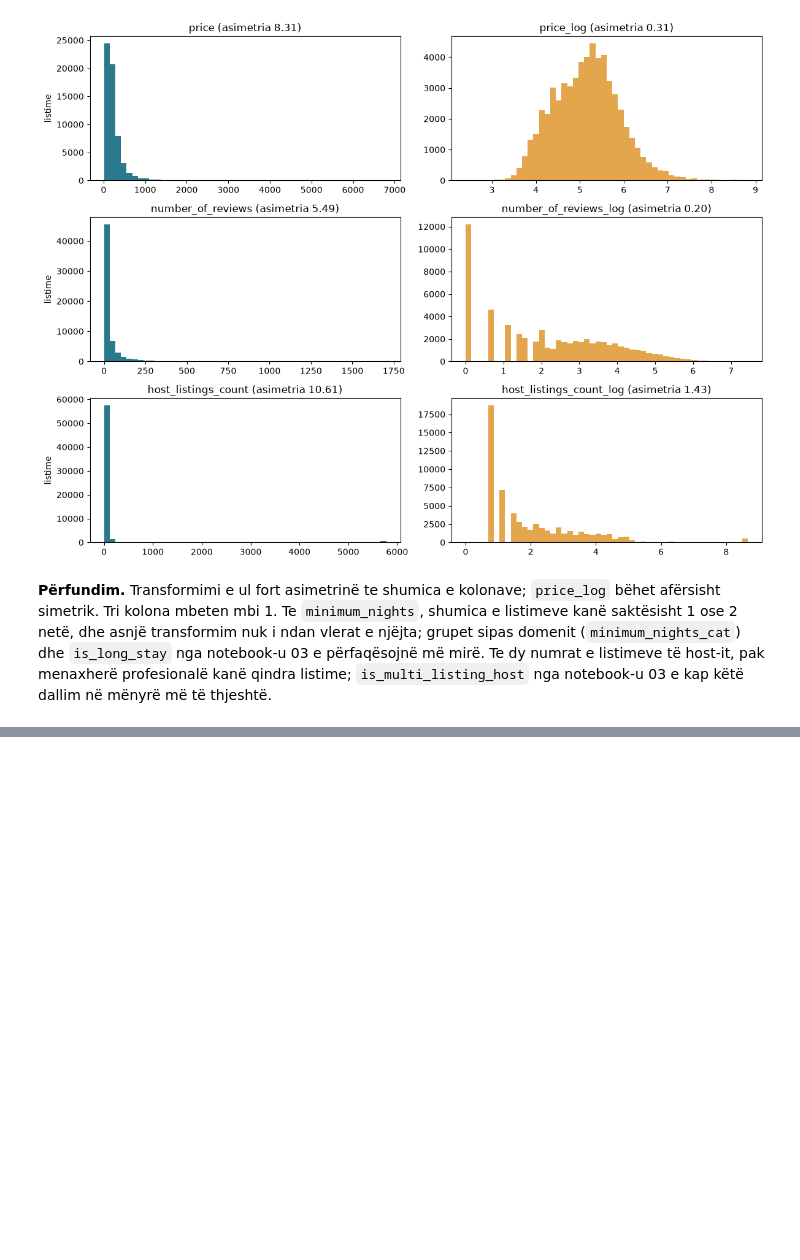
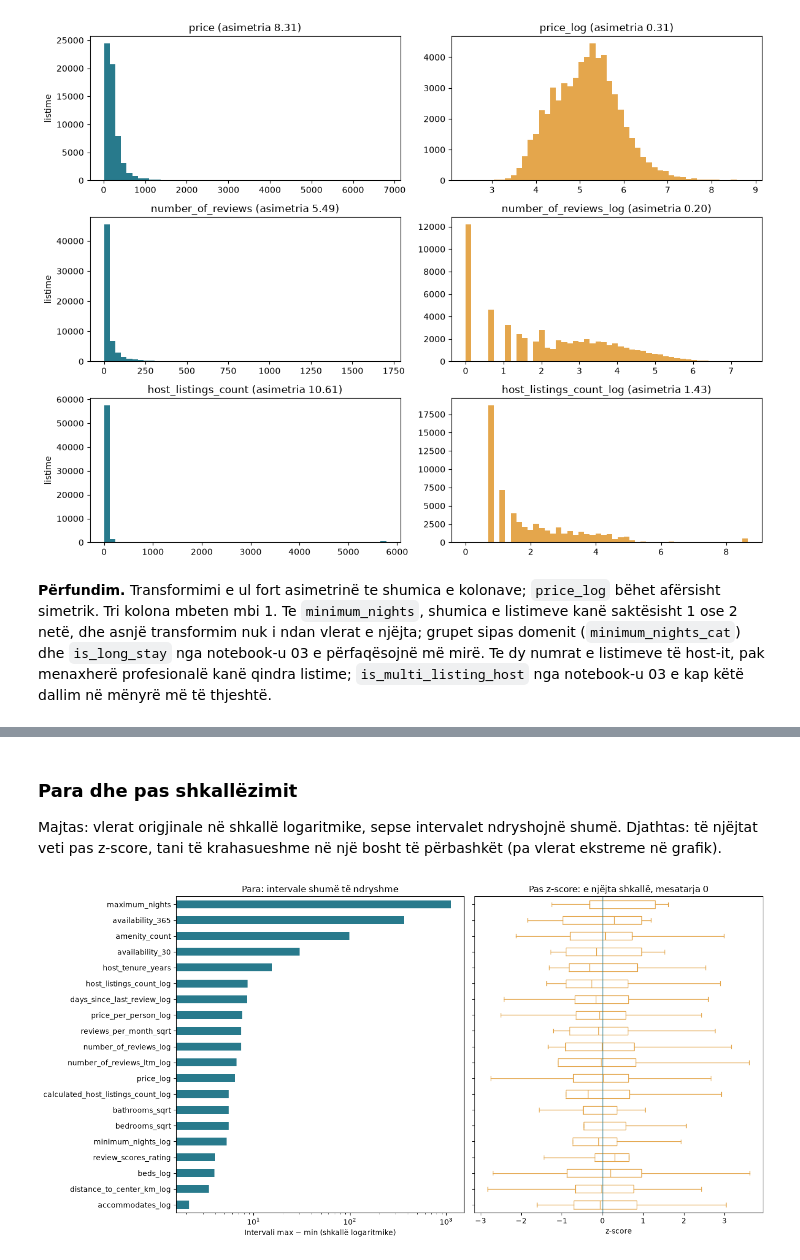
Before and after one commit to yllkeberisha/pvdh_group_10, a Jupyter notebook: notebooks/04_transformimi_dhe_reduktimi.ipynb, the cells around one changed output, grey strips where cells are left out. Cells and saved outputs as stored; diff of their text form; code cells hidden in the pictures; blank space fills up the shorter version.

Commit message:
Add min-max and z-score scaling to notebook 04

```diff
--- a/notebooks/04_transformimi_dhe_reduktimi.ipynb
+++ b/notebooks/04_transformimi_dhe_reduktimi.ipynb
@@ -162,0 +174,20 @@ plt.show()
+# %%
+transformed_name = transform_table["kolona e re"].to_dict()
+SCALE_FEATURES = [transformed_name.get(col, col) for col in NUMERIC_FEATURES]
+values = df[SCALE_FEATURES].astype(float)
+
+minmax = (values - values.min()) / (values.max() - values.min())
+zscore = (values - values.mean()) / values.std(ddof=0)
+df[[f"{col}_minmax" for col in SCALE_FEATURES]] = minmax.to_numpy()
+df[[f"{col}_z" for col in SCALE_FEATURES]] = zscore.to_numpy()
+
+scaling_check = pd.DataFrame({
+    "min para": values.min(), "max para": values.max(),
+    "min-max: min": minmax.min(), "min-max: max": minmax.max(),
+    "z: mesatarja": zscore.mean(), "z: dev. std.": zscore.std(ddof=0),
+    "asimetria para": values.skew(), "asimetria pas z": zscore.skew(),
+}).round(2) + 0.0  # + 0.0 shfaq -0.0 si 0.0
+display(scaling_check)
+assert np.allclose(scaling_check[["min-max: min", "z: mesatarja"]], 0) and np.allclose(scaling_check[["min-max: max", "z: dev. std."]], 1)
+assert minmax.isna().sum().equals(values.isna().sum()) and zscore.isna().sum().equals(values.isna().sum()), "Shkallëzimi nuk duhet të krijojë mungesa"
+print(f"Kolona të shkallëzuara: {len(SCALE_FEATURES)} × 2 metoda = {2 * len(SCALE_FEATURES)} kolona të reja (_minmax dhe _z)")
@@ -162,0 +213,17 @@ plt.show()
+# %% [markdown]
+### Para dhe pas shkallëzimit
+
+Majtas: vlerat origjinale në shkallë logaritmike, sepse intervalet ndryshojnë shumë. Djathtas: të njëjtat veti pas z-score, tani të krahasueshme në një bosht të përbashkët (pa vlerat ekstreme në grafik).
+# %%
+fig, (ax_before, ax_after) = plt.subplots(1, 2, figsize=(14, 7))
+ranges = (values.max() - values.min()).sort_values()
+ranges.plot.barh(ax=ax_before, color="#287a8c", logx=True)
+ax_before.set(xlabel="Intervali max − min (shkallë logaritmike)", ylabel="", title="Para: intervale shumë të ndryshme")
+zscore[ranges.index].plot.box(ax=ax_after, vert=False, showfliers=False, color="#e4a64c")
+ax_after.axvline(0, color="#287a8c", linewidth=1)
+ax_after.set(xlabel="z-score", title="Pas z-score: e njëjta shkallë, mesatarja 0")
+ax_after.set_yticklabels([])
+plt.tight_layout()
+plt.show()
+# %% [output]
+[figure, added]
```
Also changed, not shown: parts of 2 cells of this notebook.
